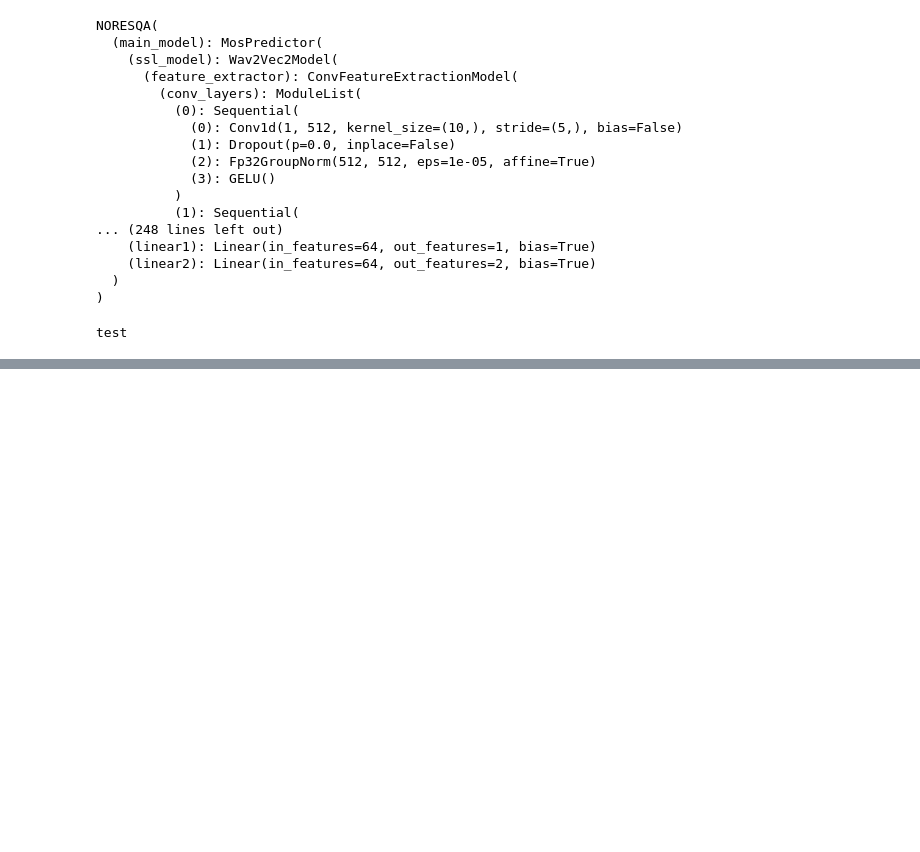
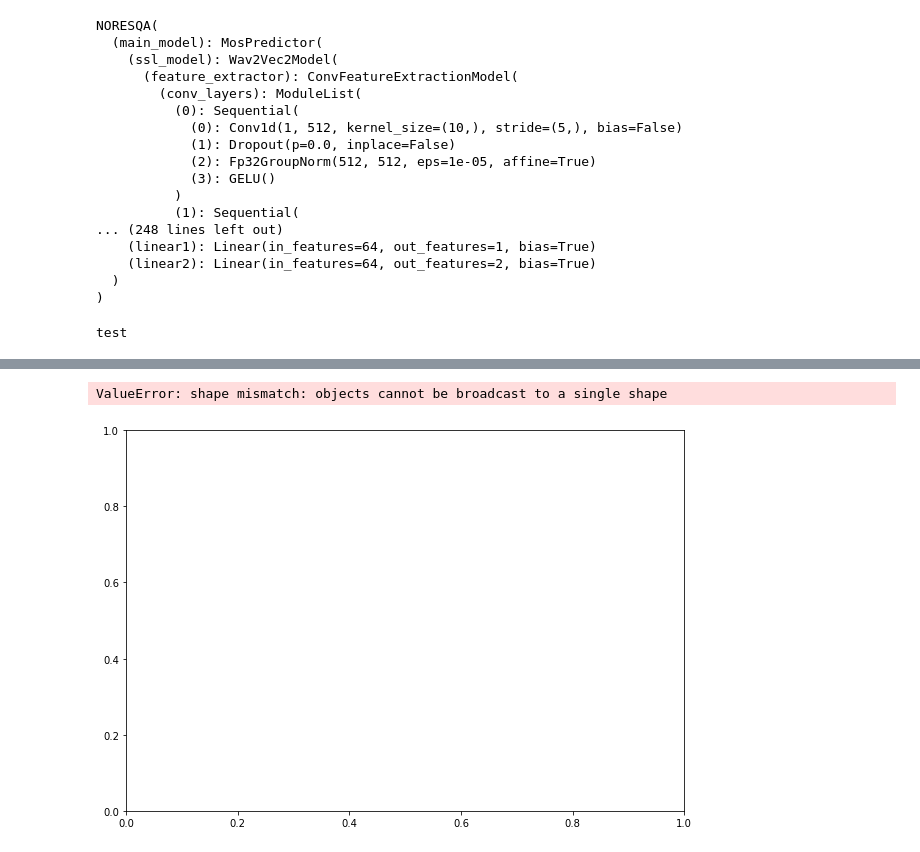
Before and after one commit to FilipZawadka/SpeechMetricsComparison, a Jupyter notebook: train_noresqa.ipynb, the cells around one changed output, grey strips where cells are left out. Cells and saved outputs as stored; diff of their text form; code cells hidden in the pictures; blank space fills up the shorter version.

```diff
--- a/train_noresqa.ipynb
+++ b/train_noresqa.ipynb
@@ -641,0 +713,11 @@ test
+# %%
+ranges = [0,1,2,3,4,5]
+df.groupby(pd.cut(df.a, ranges)).count()
+# Figure Size
+fig = plt.figure(figsize =(10, 7))
+
+# Horizontal Bar Plot
+plt.bar(nisqa["pesq"].unique(), nisqa["pesq"].value_counts())
+# %% [output]
+ValueError: shape mismatch: objects cannot be broadcast to a single shape
+[figure, added]
```
Also changed, not shown: parts of 10 cells of this notebook, 3 other files.
